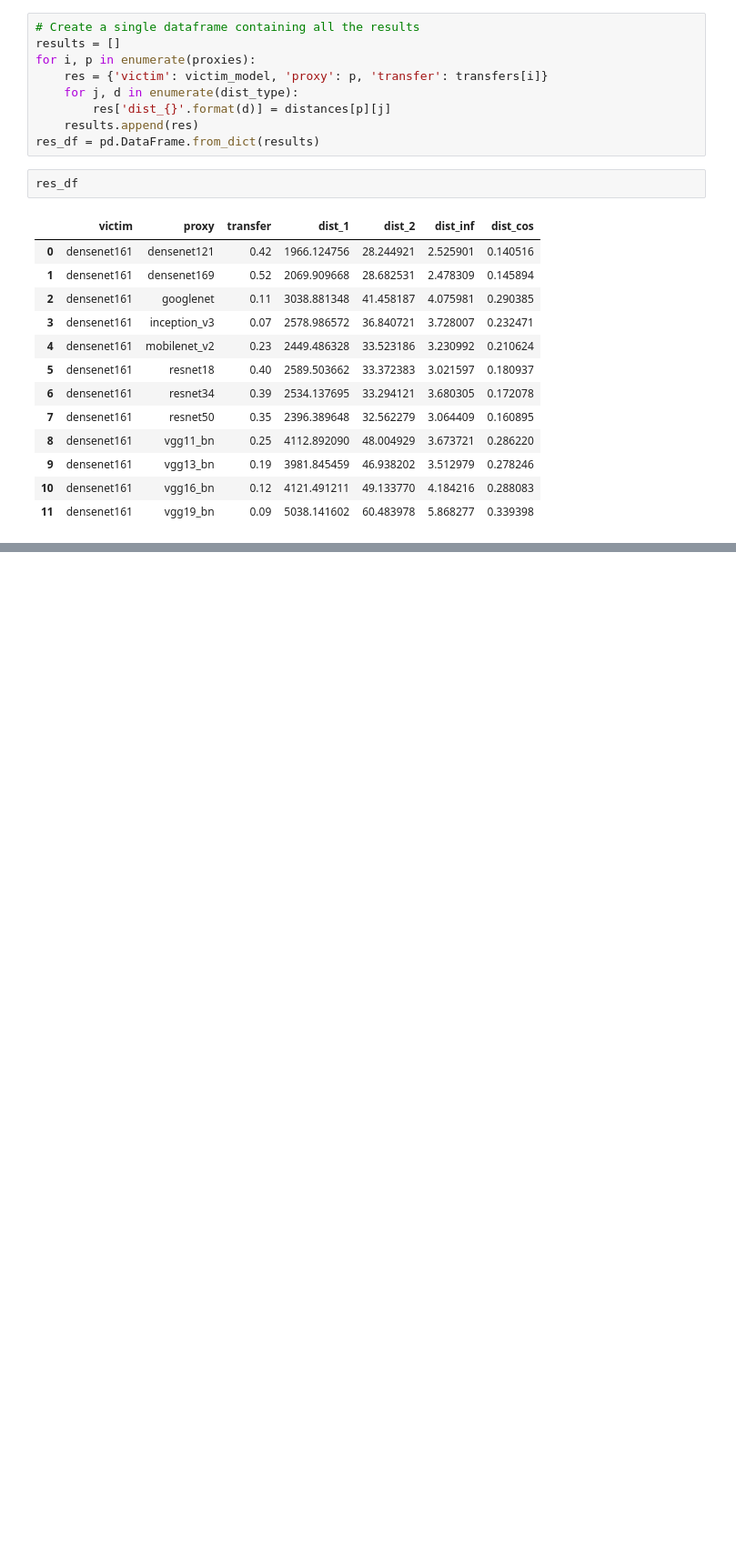
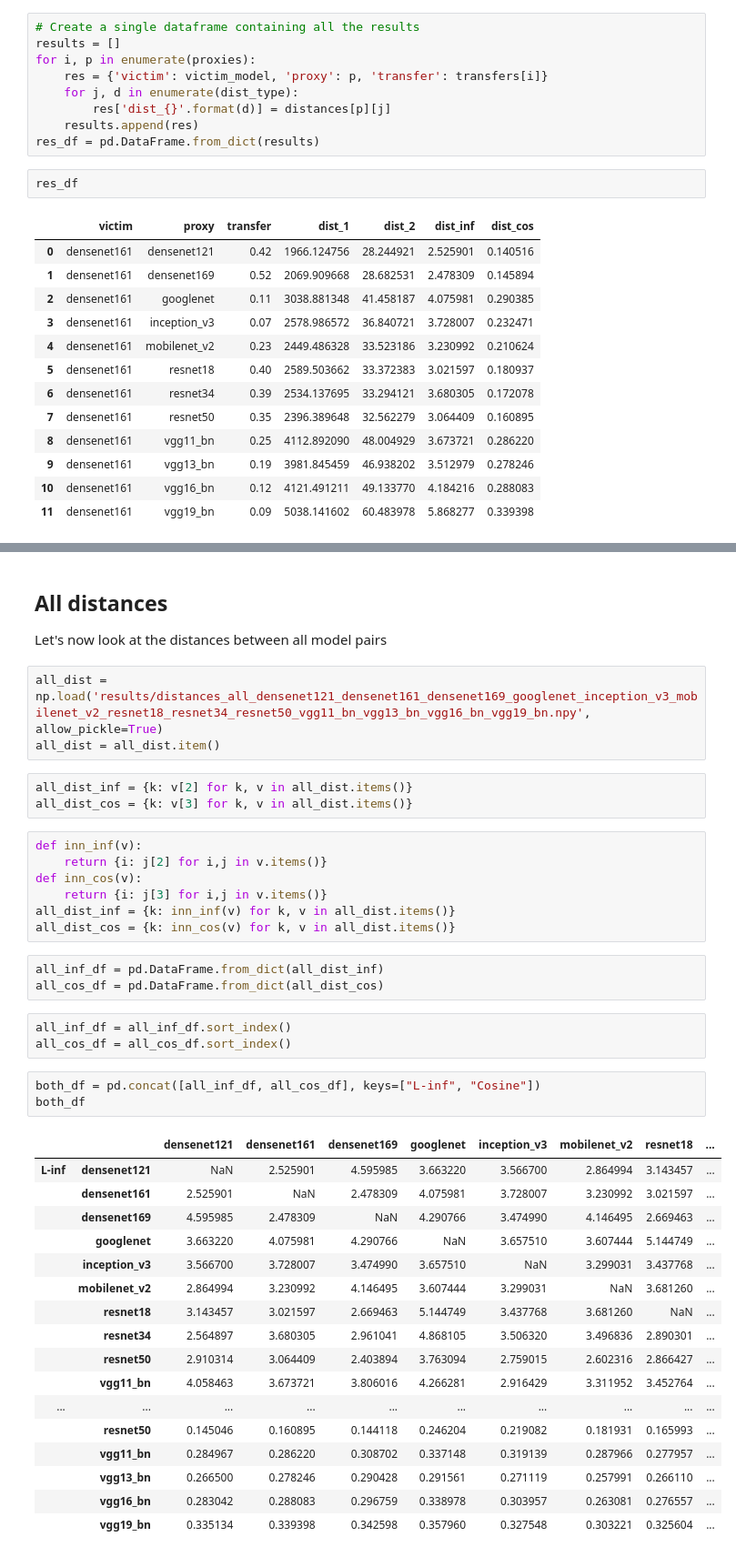
Before and after one commit to ClonedOne/bad_lemon, a Jupyter notebook: zest/notebooks/correlations_h3.ipynb, the cells around one changed output, grey strips where cells are left out. Shown: that part at 91% size. Cells and saved outputs as stored; diff of their text form; blank space fills up the shorter version.

Commit message:
Added script to compute distances among all pairs of models

```diff
--- a/zest/notebooks/correlations_h3.ipynb
+++ b/zest/notebooks/correlations_h3.ipynb
@@ -94,0 +104,43 @@ for d in dist_type:
+# %% [markdown]
+## All distances
+Let's now look at the distances between all model pairs
+# %%
+all_dist = np.load('results/distances_all_densenet121_densenet161_densenet169_googlenet_inception_v3_mobilenet_v2_resnet18_resnet34_resnet50_vgg11_bn_vgg13_bn_vgg16_bn_vgg19_bn.npy', allow_pickle=True)
+all_dist = all_dist.item()
+# %%
+all_dist_inf = {k: v[2] for k, v in all_dist.items()}
+all_dist_cos = {k: v[3] for k, v in all_dist.items()}
+# %%
+def inn_inf(v):
+    return {i: j[2] for i,j in v.items()}
+def inn_cos(v):
+    return {i: j[3] for i,j in v.items()}
+all_dist_inf = {k: inn_inf(v) for k, v in all_dist.items()}
+all_dist_cos = {k: inn_cos(v) for k, v in all_dist.items()}
+# %%
+all_inf_df = pd.DataFrame.from_dict(all_dist_inf)
+all_cos_df = pd.DataFrame.from_dict(all_dist_cos)
+# %%
+all_inf_df = all_inf_df.sort_index()
+all_cos_df = all_cos_df.sort_index()
+# %%
+both_df = pd.concat([all_inf_df, all_cos_df], keys=["L-inf", "Cosine"])
+both_df
+# %% [output]
+|  |  | densenet121 | densenet161 | densenet169 | googlenet | inception_v3 | mobilenet_v2 | resnet18 | ... |
+| L-inf | densenet121 | NaN | 2.525901 | 4.595985 | 3.663220 | 3.566700 | 2.864994 | 3.143457 | ... |
+|  | densenet161 | 2.525901 | NaN | 2.478309 | 4.075981 | 3.728007 | 3.230992 | 3.021597 | ... |
+|  | densenet169 | 4.595985 | 2.478309 | NaN | 4.290766 | 3.474990 | 4.146495 | 2.669463 | ... |
+|  | googlenet | 3.663220 | 4.075981 | 4.290766 | NaN | 3.657510 | 3.607444 | 5.144749 | ... |
+|  | inception_v3 | 3.566700 | 3.728007 | 3.474990 | 3.657510 | NaN | 3.299031 | 3.437768 | ... |
+|  | mobilenet_v2 | 2.864994 | 3.230992 | 4.146495 | 3.607444 | 3.299031 | NaN | 3.681260 | ... |
+|  | resnet18 | 3.143457 | 3.021597 | 2.669463 | 5.144749 | 3.437768 | 3.681260 | NaN | ... |
+|  | resnet34 | 2.564897 | 3.680305 | 2.961041 | 4.868105 | 3.506320 | 3.496836 | 2.890301 | ... |
+|  | resnet50 | 2.910314 | 3.064409 | 2.403894 | 3.763094 | 2.759015 | 2.602316 | 2.866427 | ... |
+|  | vgg11_bn | 4.058463 | 3.673721 | 3.806016 | 4.266281 | 2.916429 | 3.311952 | 3.452764 | ... |
+| ... | ... | ... | ... | ... | ... | ... | ... | ... | ... |
+|  | resnet50 | 0.145046 | 0.160895 | 0.144118 | 0.246204 | 0.219082 | 0.181931 | 0.165993 | ... |
+|  | vgg11_bn | 0.284967 | 0.286220 | 0.308702 | 0.337148 | 0.319139 | 0.287966 | 0.277957 | ... |
+|  | vgg13_bn | 0.266500 | 0.278246 | 0.290428 | 0.291561 | 0.271119 | 0.257991 | 0.266110 | ... |
+|  | vgg16_bn | 0.283042 | 0.288083 | 0.296759 | 0.338978 | 0.303957 | 0.263081 | 0.276557 | ... |
+|  | vgg19_bn | 0.335134 | 0.339398 | 0.342598 | 0.357960 | 0.327548 | 0.303221 | 0.325604 | ... |
```
Also changed, not shown: parts of 5 cells of this notebook, 2 other files.
